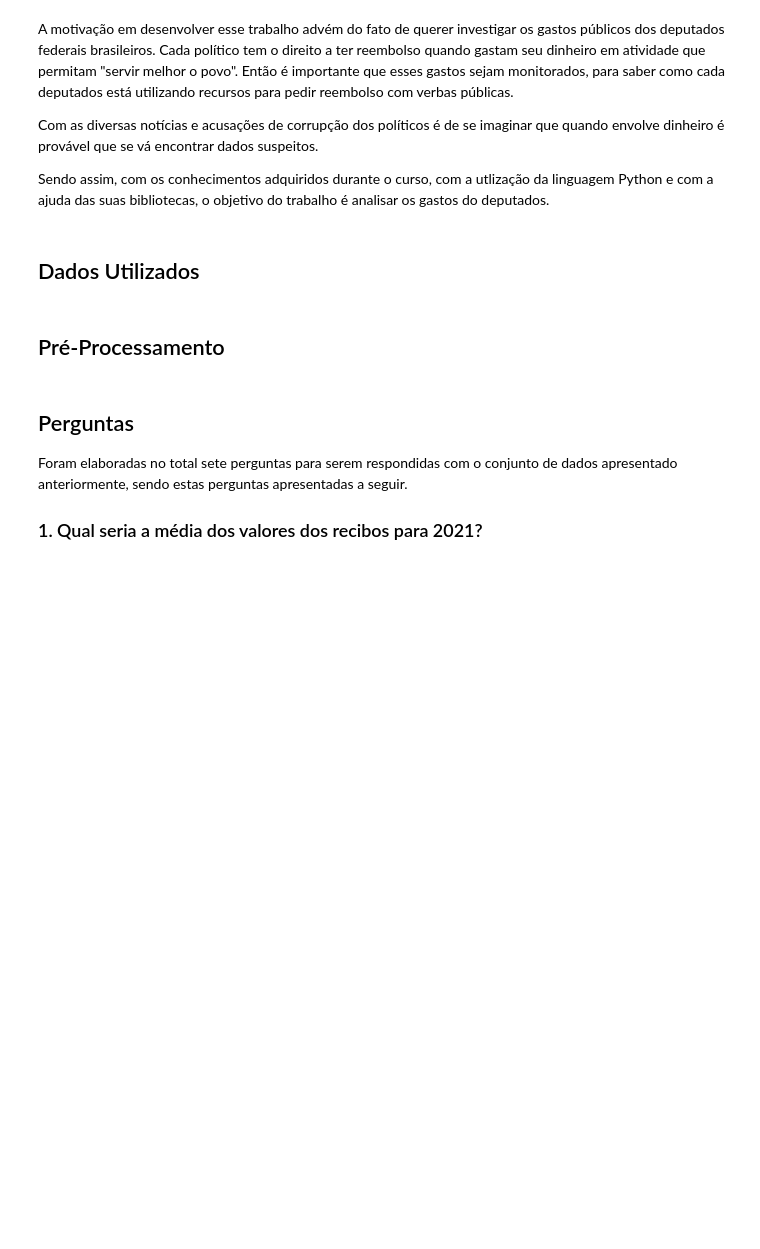
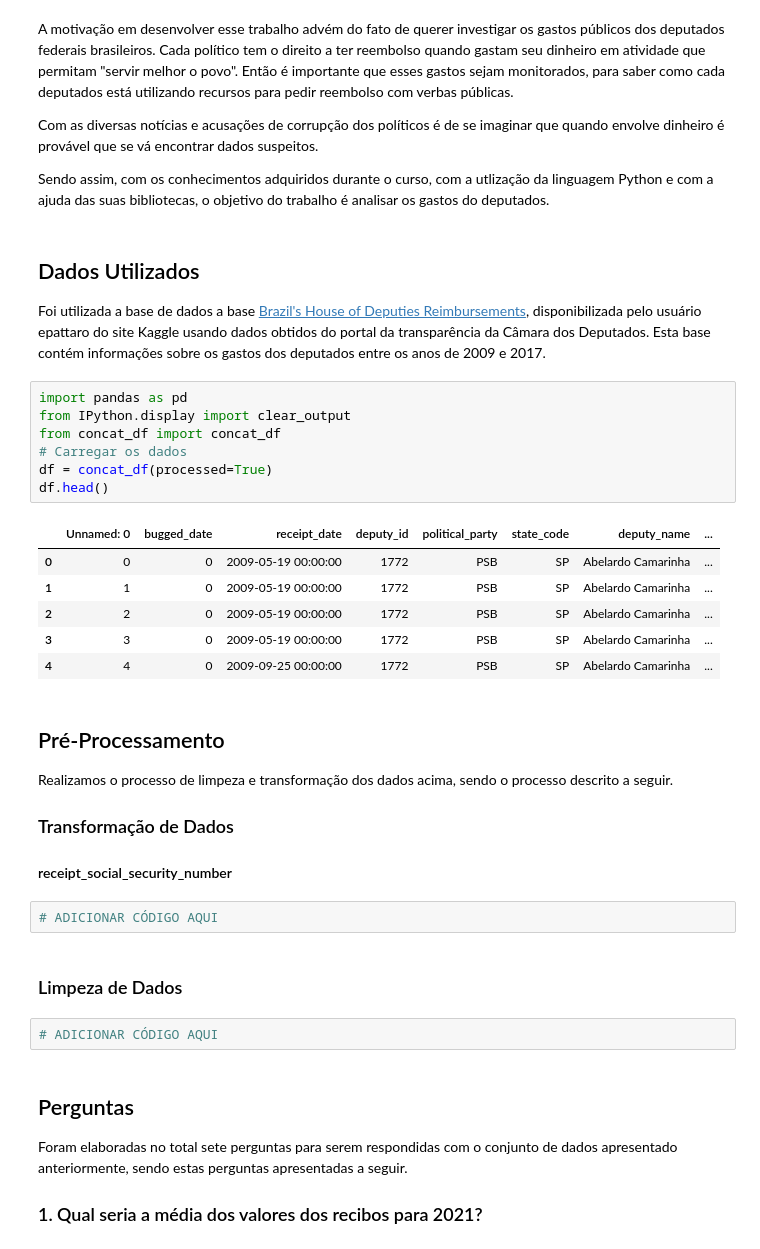
Before and after one commit to DefinitelyNotACactus/Chamber-of-Deputies-Reimbursements, a Jupyter notebook: Projeto Final.ipynb, the cells around one changed output. Cells and saved outputs as stored; diff of their text form; blank space fills up the shorter version.

```diff
--- a/Projeto Final.ipynb
+++ b/Projeto Final.ipynb
@@ -10,8 +10,36 @@ Com as diversas notícias e acusações de corrupção dos políticos é de se i
 Sendo assim, com os conhecimentos adquiridos durante o curso, com a utlização da linguagem Python  e com a ajuda das suas bibliotecas, o objetivo do trabalho é analisar os gastos do deputados.
 # %% [markdown]
 ## Dados Utilizados
+
+Foi utilizada a base de dados a base [Brazil's House of Deputies Reimbursements](https://www.kaggle.com/epattaro/brazils-house-of-deputies-reimbursements), disponibilizada pelo usuário epattaro do site Kaggle usando dados obtidos do portal da transparência da Câmara dos Deputados. Esta base contém informações sobre os gastos dos deputados entre os anos de 2009 e 2017.
+# %%
+import pandas as pd
+from IPython.display import clear_output
+from concat_df import concat_df
+# Carregar os dados
+df = concat_df(processed=True)
+df.head()
+# %% [output]
+|  | Unnamed: 0 | bugged_date | receipt_date | deputy_id | political_party | state_code | deputy_name | ... |
+| 0 | 0 | 0 | 2009-05-19 00:00:00 | 1772 | PSB | SP | Abelardo Camarinha | ... |
+| 1 | 1 | 0 | 2009-05-19 00:00:00 | 1772 | PSB | SP | Abelardo Camarinha | ... |
+| 2 | 2 | 0 | 2009-05-19 00:00:00 | 1772 | PSB | SP | Abelardo Camarinha | ... |
+| 3 | 3 | 0 | 2009-05-19 00:00:00 | 1772 | PSB | SP | Abelardo Camarinha | ... |
+| 4 | 4 | 0 | 2009-09-25 00:00:00 | 1772 | PSB | SP | Abelardo Camarinha | ... |
 # %% [markdown]
 ## Pré-Processamento
+
+Realizamos o processo de limpeza e transformação dos dados acima, sendo o processo descrito a seguir.
+
+### Transformação de Dados
+
+#### receipt_social_security_number
+# %%
+# ADICIONAR CÓDIGO AQUI
+# %% [markdown]
+### Limpeza de Dados
+# %%
+# ADICIONAR CÓDIGO AQUI
 # %% [markdown]
 ## Perguntas
 
```
Also changed, not shown: parts of 8 cells of this notebook.
